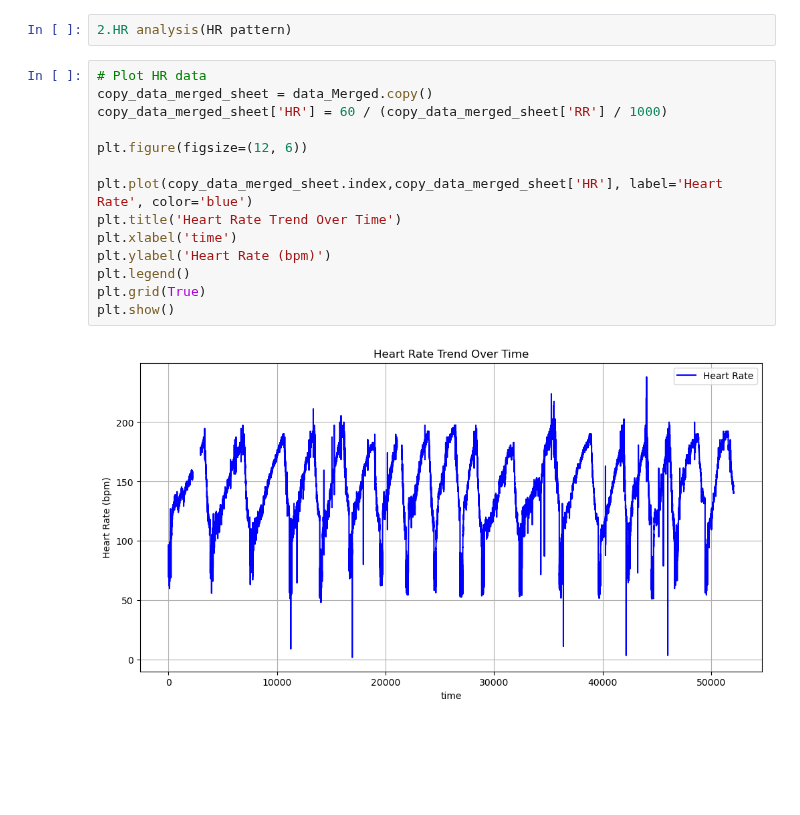
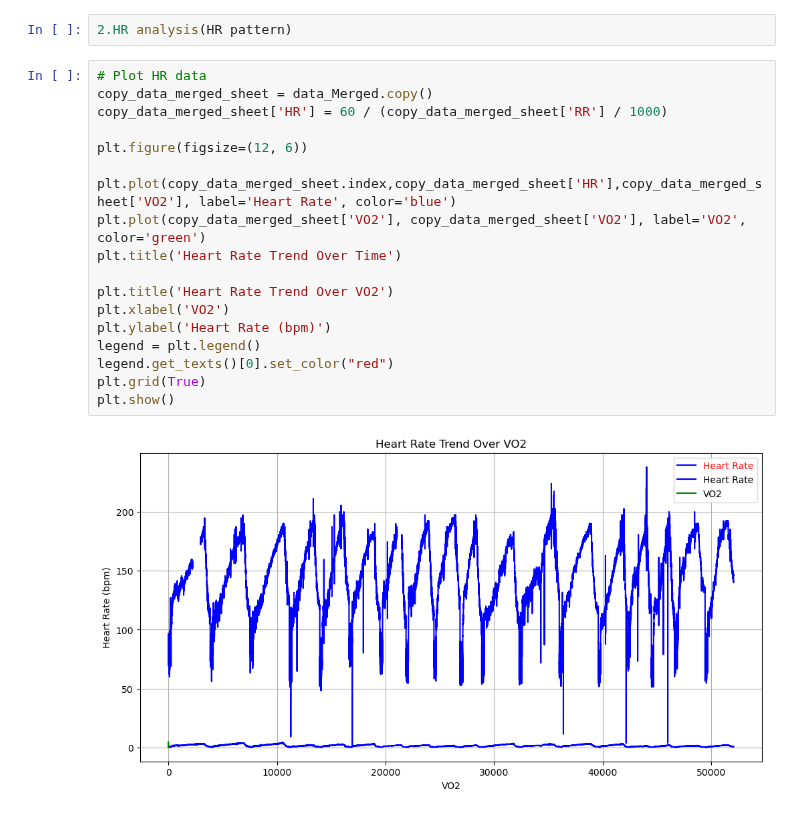
Before and after one commit to Sujithra-Emmanuel/PyMinds_Aug2024, a Jupyter notebook: Additional Questions.ipynb, the cells around one changed output. Drawn from its saved outputs; the diff is of its cells as text; blank space fills up the shorter version.

```diff
--- a/Additional Questions.ipynb
+++ b/Additional Questions.ipynb
@@ -33,19 +33,23 @@ plt.show()
 [figure]
 # %%
 2.HR analysis(HR pattern)
-# %%
-# Plot HR data
-copy_data_merged_sheet = data_Merged.copy()
-copy_data_merged_sheet['HR'] = 60 / (copy_data_merged_sheet['RR'] / 1000)
-
-plt.figure(figsize=(12, 6))
-
-plt.plot(copy_data_merged_sheet.index,copy_data_merged_sheet['HR'], label='Heart Rate', color='blue')
-plt.title('Heart Rate Trend Over Time')
-plt.xlabel('time')
-plt.ylabel('Heart Rate (bpm)')
-plt.legend()
-plt.grid(True)
-plt.show()
-# %% [output]
-[figure, removed]
+# %%
+# Plot HR data
+copy_data_merged_sheet = data_Merged.copy()
+copy_data_merged_sheet['HR'] = 60 / (copy_data_merged_sheet['RR'] / 1000)
+
+plt.figure(figsize=(12, 6))
+
+plt.plot(copy_data_merged_sheet.index,copy_data_merged_sheet['HR'],copy_data_merged_sheet['VO2'], label='Heart Rate', color='blue')
+plt.plot(copy_data_merged_sheet['VO2'], copy_data_merged_sheet['VO2'], label='VO2', color='green')
+plt.title('Heart Rate Trend Over Time')
+
+plt.title('Heart Rate Trend Over VO2')
+plt.xlabel('VO2')
+plt.ylabel('Heart Rate (bpm)')
+legend = plt.legend()
+legend.get_texts()[0].set_color("red")
+plt.grid(True)
+plt.show()
+# %% [output]
+[figure, added]
```
